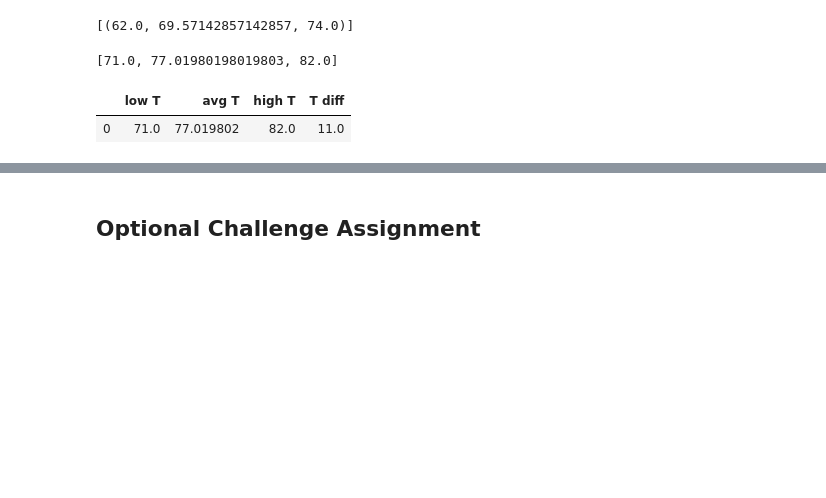
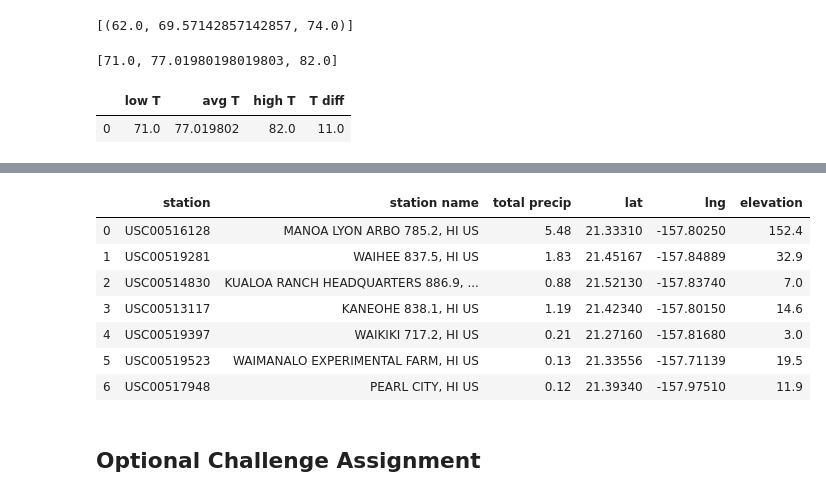
Before and after one commit to apspatz/sqlalchemy-challenge, a Jupyter notebook: climate.ipynb, the cells around one changed output, grey strips where cells are left out. Saved outputs shown, nothing was run; the diff lists cells and outputs as text; code cells hidden in the pictures; blank space fills up the shorter version.

```diff
--- a/climate.ipynb
+++ b/climate.ipynb
@@ -226,6 +227,22 @@ plt.show()
 # %%
 # Calculate the total amount of rainfall per weather station for your trip dates using the previous year's matching dates.
 # Sort this in descending order by precipitation amount and list the station, name, latitude, longitude, and elevation
+rainfall = session.query(Measurement.station, Station.name, func.sum(Measurement.prcp), Station.latitude, Station.longitude, Station.elevation).\
+                        filter(Measurement.date.between('2017-06-15', '2017-06-30')).\
+                        filter(Measurement.station == Station.station).group_by(Measurement.station).\
+                        order_by(Measurement.prcp.desc()).all()
+rainfall
+rainfall_df = pd.DataFrame(rainfall, columns=['station','station name','total precip','lat','lng','elevation'])
+rainfall_df
+# %% [output]
+|  | station | station name | total precip | lat | lng | elevation |
+| 0 | USC00516128 | MANOA LYON ARBO 785.2, HI US | 5.48 | 21.33310 | -157.80250 | 152.4 |
+| 1 | USC00519281 | WAIHEE 837.5, HI US | 1.83 | 21.45167 | -157.84889 | 32.9 |
+| 2 | USC00514830 | KUALOA RANCH HEADQUARTERS 886.9, ... | 0.88 | 21.52130 | -157.83740 | 7.0 |
+| 3 | USC00513117 | KANEOHE 838.1, HI US | 1.19 | 21.42340 | -157.80150 | 14.6 |
+| 4 | USC00519397 | WAIKIKI 717.2, HI US | 0.21 | 21.27160 | -157.81680 | 3.0 |
+| 5 | USC00519523 | WAIMANALO EXPERIMENTAL FARM, HI US | 0.13 | 21.33556 | -157.71139 | 19.5 |
+| 6 | USC00517948 | PEARL CITY, HI US | 0.12 | 21.39340 | -157.97510 | 11.9 |
 # %% [markdown]
 ## Optional Challenge Assignment
 # %%
```
Also changed, not shown: parts of 2 cells of this notebook.
